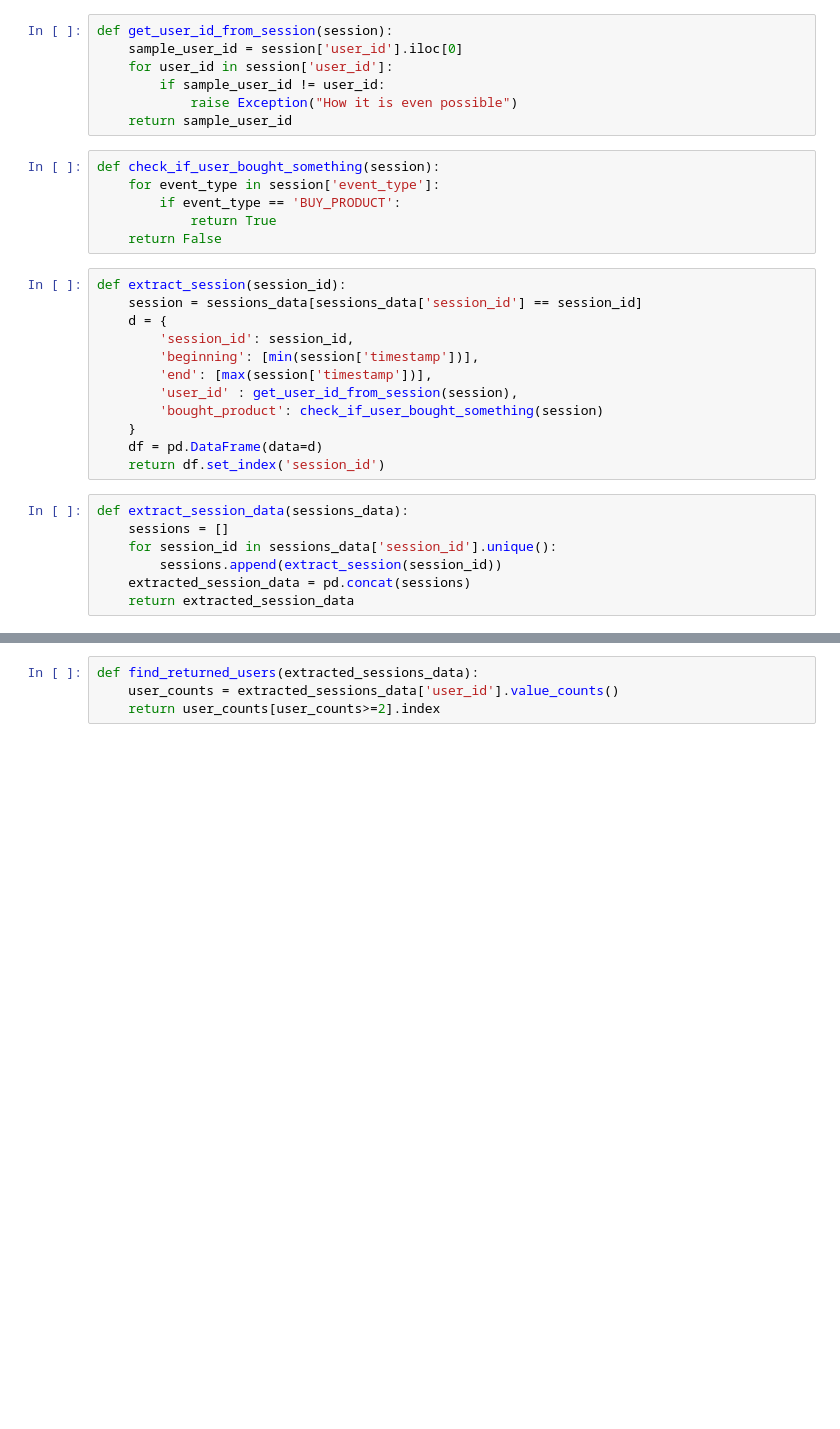
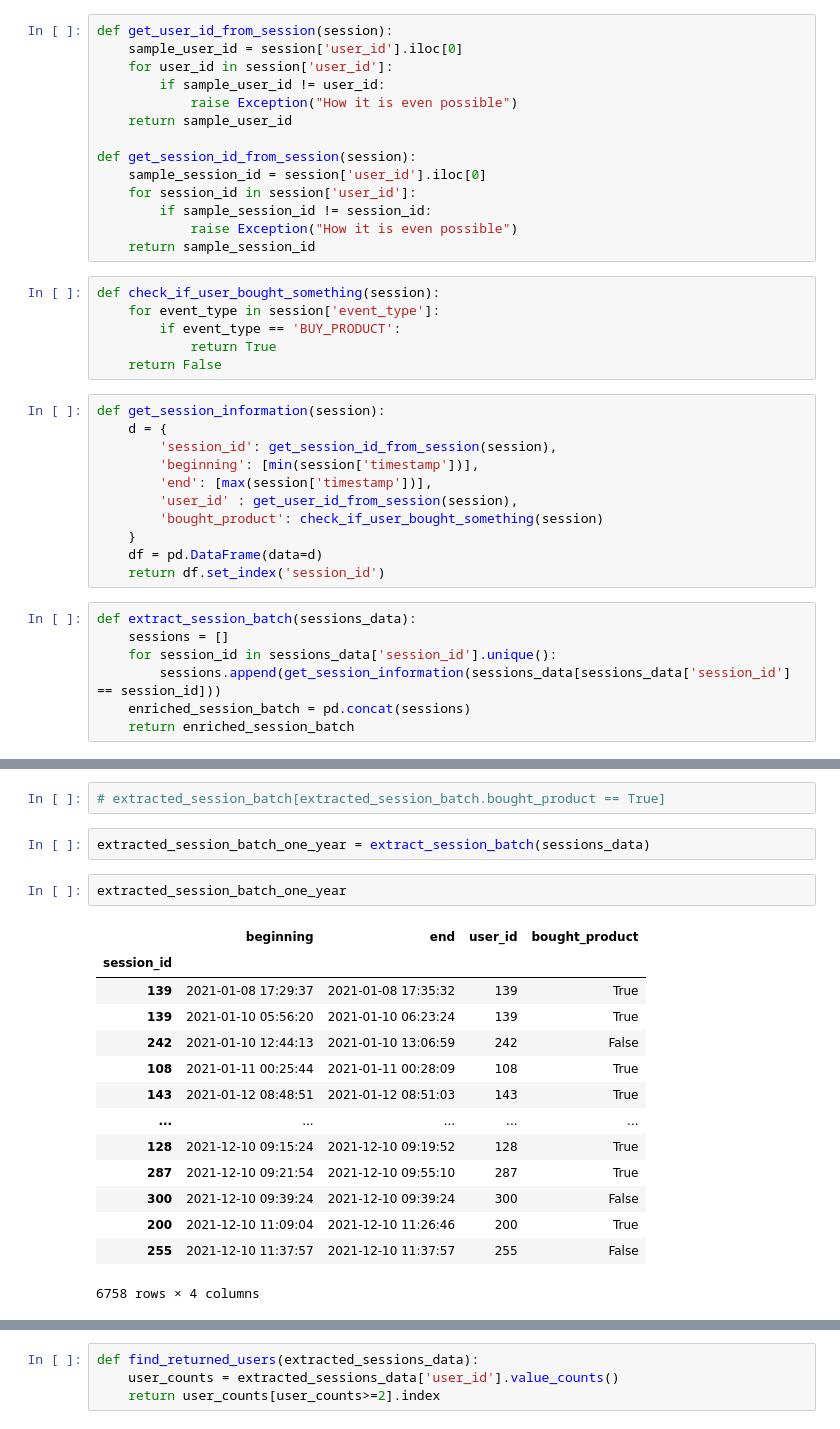
Before and after one commit to Robak132/IUM, a Jupyter notebook: notebooks/session_extraction.ipynb, the cells around one changed output, grey strips where cells are left out. Cells and saved outputs as stored; diff of their text form; blank space fills up the shorter version.

```diff
--- a/notebooks/session_extraction.ipynb
+++ b/notebooks/session_extraction.ipynb
@@ -91,6 +123,13 @@ def get_user_id_from_session(session):
         if sample_user_id != user_id:
             raise Exception("How it is even possible")
     return sample_user_id
+
+def get_session_id_from_session(session):
+    sample_session_id = session['user_id'].iloc[0]
+    for session_id in session['user_id']:
+        if sample_session_id != session_id:
+            raise Exception("How it is even possible")
+    return sample_session_id
 # %%
 def check_if_user_bought_something(session):
     for event_type in session['event_type']:
@@ -98,10 +137,9 @@ def check_if_user_bought_something(session):
             return True
     return False
 # %%
-def extract_session(session_id):
-    session = sessions_data[sessions_data['session_id'] == session_id]
+def get_session_information(session):
     d = {
-        'session_id': session_id,
+        'session_id': get_session_id_from_session(session),
         'beginning': [min(session['timestamp'])],
         'end': [max(session['timestamp'])],
         'user_id' : get_user_id_from_session(session),
@@ -110,9 +148,9 @@ def extract_session(session_id):
     df = pd.DataFrame(data=d)
     return df.set_index('session_id')
 # %%
-def extract_session_data(sessions_data):
+def extract_session_batch(sessions_data):
     sessions = []
     for session_id in sessions_data['session_id'].unique():
-        sessions.append(extract_session(session_id))
-    extracted_session_data = pd.concat(sessions)
-    return extracted_session_data
+        sessions.append(get_session_information(sessions_data[sessions_data['session_id'] == session_id]))
+    enriched_session_batch = pd.concat(sessions)
+    return enriched_session_batch
@@ -139,0 +159,21 @@ extracted_session_data = extract_session_data(sessions_data)
+# %%
+# extracted_session_batch[extracted_session_batch.bought_product == True]
+# %%
+extracted_session_batch_one_year = extract_session_batch(sessions_data)
+# %%
+extracted_session_batch_one_year
+# %% [output]
+|  | beginning | end | user_id | bought_product |
+| session_id |  |  |  |  |
+| 139 | 2021-01-08 17:29:37 | 2021-01-08 17:35:32 | 139 | True |
+| 139 | 2021-01-10 05:56:20 | 2021-01-10 06:23:24 | 139 | True |
+| 242 | 2021-01-10 12:44:13 | 2021-01-10 13:06:59 | 242 | False |
+| 108 | 2021-01-11 00:25:44 | 2021-01-11 00:28:09 | 108 | True |
+| 143 | 2021-01-12 08:48:51 | 2021-01-12 08:51:03 | 143 | True |
+| ... | ... | ... | ... | ... |
+| 128 | 2021-12-10 09:15:24 | 2021-12-10 09:19:52 | 128 | True |
+| 287 | 2021-12-10 09:21:54 | 2021-12-10 09:55:10 | 287 | True |
+| 300 | 2021-12-10 09:39:24 | 2021-12-10 09:39:24 | 300 | False |
+| 200 | 2021-12-10 11:09:04 | 2021-12-10 11:26:46 | 200 | True |
+| 255 | 2021-12-10 11:37:57 | 2021-12-10 11:37:57 | 255 | False |
+6758 rows × 4 columns
```
Also changed, not shown: parts of 27 cells of this notebook.
